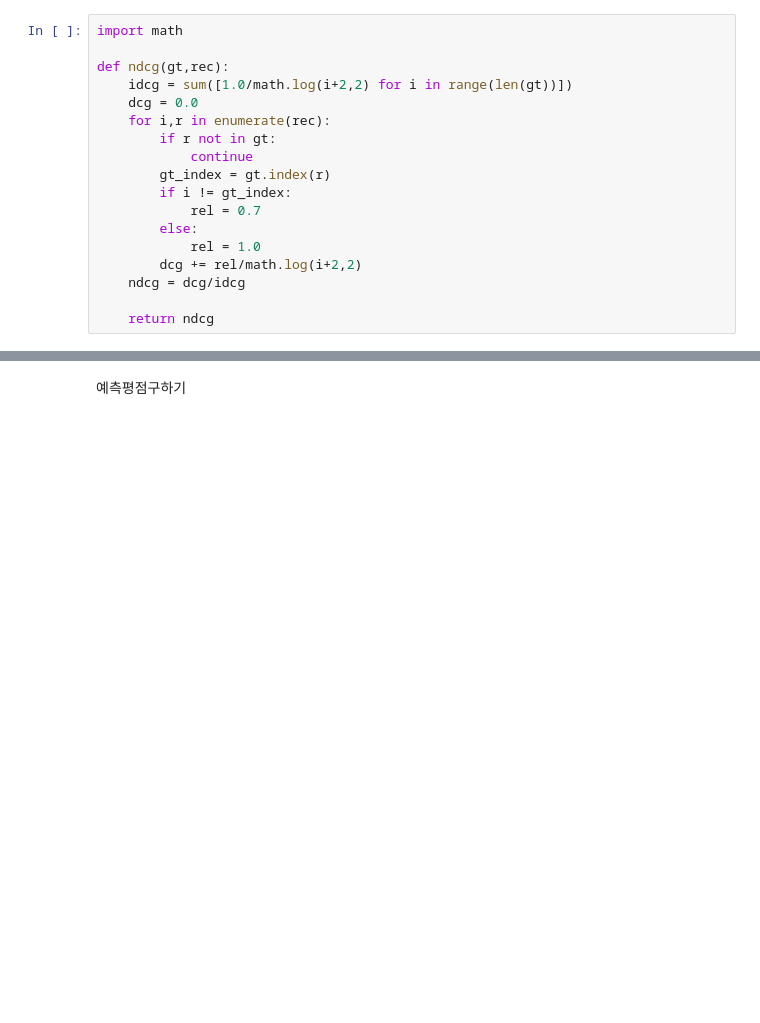
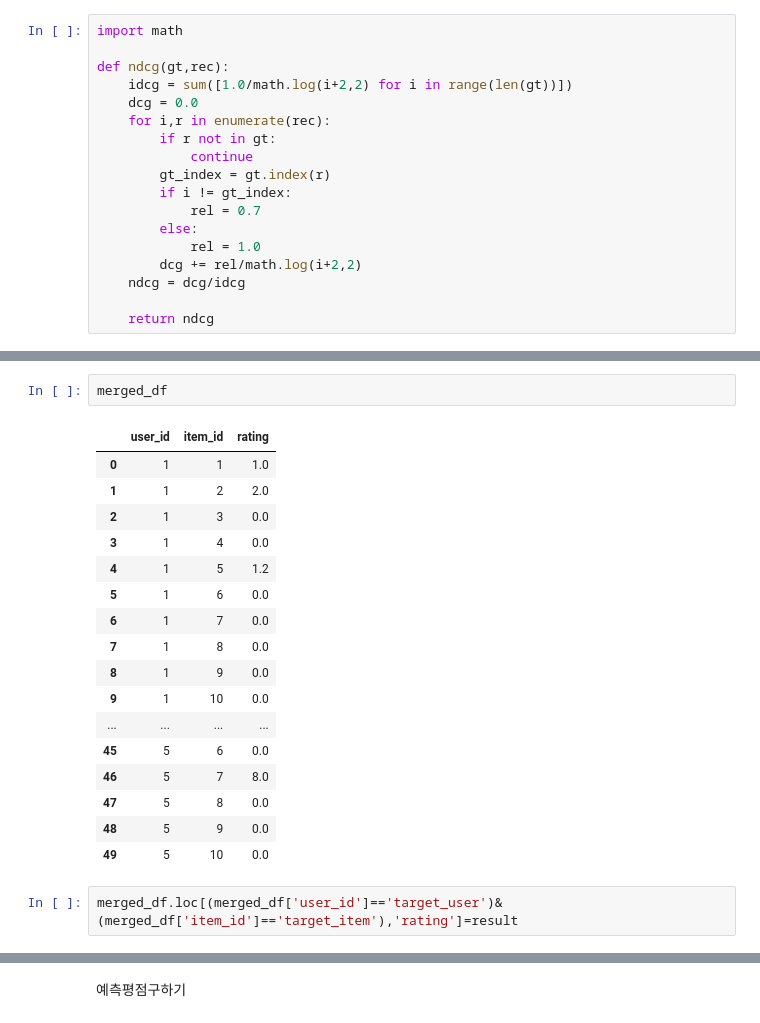
Before and after one commit to seunghyeon98/kakao_recsys_test, a Jupyter notebook: mini_reco.ipynb, the cells around one changed output, grey strips where cells are left out. Saved outputs shown, nothing was run; the diff lists cells and outputs as text; blank space fills up the shorter version.

```diff
--- a/mini_reco.ipynb
+++ b/mini_reco.ipynb
@@ -103,0 +224,22 @@ print('num_item_rec_top_M items for user 2',)
+# %%
+merged_df
+# %% [output]
+|  | user_id | item_id | rating |
+| 0 | 1 | 1 | 1.0 |
+| 1 | 1 | 2 | 2.0 |
+| 2 | 1 | 3 | 0.0 |
+| 3 | 1 | 4 | 0.0 |
+| 4 | 1 | 5 | 1.2 |
+| 5 | 1 | 6 | 0.0 |
+| 6 | 1 | 7 | 0.0 |
+| 7 | 1 | 8 | 0.0 |
+| 8 | 1 | 9 | 0.0 |
+| 9 | 1 | 10 | 0.0 |
+| ... | ... | ... | ... |
+| 45 | 5 | 6 | 0.0 |
+| 46 | 5 | 7 | 8.0 |
+| 47 | 5 | 8 | 0.0 |
+| 48 | 5 | 9 | 0.0 |
+| 49 | 5 | 10 | 0.0 |
+# %%
+merged_df.loc[(merged_df['user_id']=='target_user')&(merged_df['item_id']=='target_item'),'rating']=result
```
Also changed, not shown: parts of 16 cells of this notebook.
